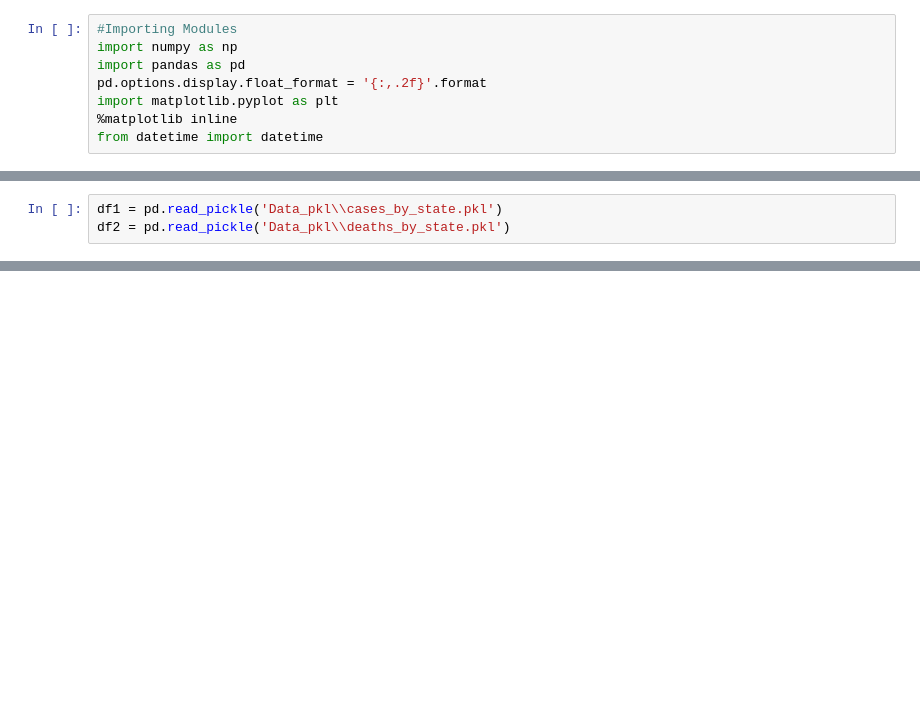
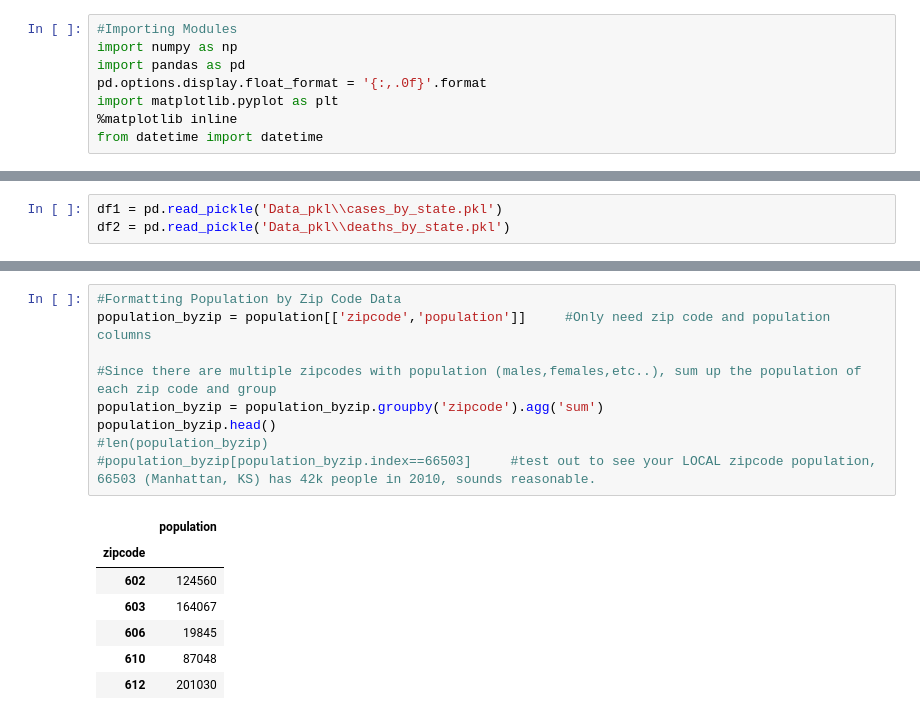
Before and after one commit to CSJohnLee/COVID19_Project, a Jupyter notebook: Lee_EDA.ipynb, the cells around one changed output, grey strips where cells are left out. Cells and saved outputs as stored; diff of their text form; blank space fills up the shorter version.

```diff
--- a/Lee_EDA.ipynb
+++ b/Lee_EDA.ipynb
@@ -6,7 +6,7 @@
 #Importing Modules
 import numpy as np
 import pandas as pd
-pd.options.display.float_format = '{:,.2f}'.format
+pd.options.display.float_format = '{:,.0f}'.format
 import matplotlib.pyplot as plt
 %matplotlib inline
 from datetime import datetime
@@ -332,0 +198,17 @@ pop_cases_10k
+# %%
+#Formatting Population by Zip Code Data
+population_byzip = population[['zipcode','population']]     #Only need zip code and population columns
+
+#Since there are multiple zipcodes with population (males,females,etc..), sum up the population of each zip code and group
+population_byzip = population_byzip.groupby('zipcode').agg('sum')
+population_byzip.head()
+#len(population_byzip)
+#population_byzip[population_byzip.index==66503]     #test out to see your LOCAL zipcode population, 66503 (Manhattan, KS) has 42k people in 2010, sounds reasonable.
+# %% [output]
+|  | population |
+| zipcode |  |
+| 602 | 124560 |
+| 603 | 164067 |
+| 606 | 19845 |
+| 610 | 87048 |
+| 612 | 201030 |
```
Also changed, not shown: parts of 51 cells of this notebook, 1 other file.
